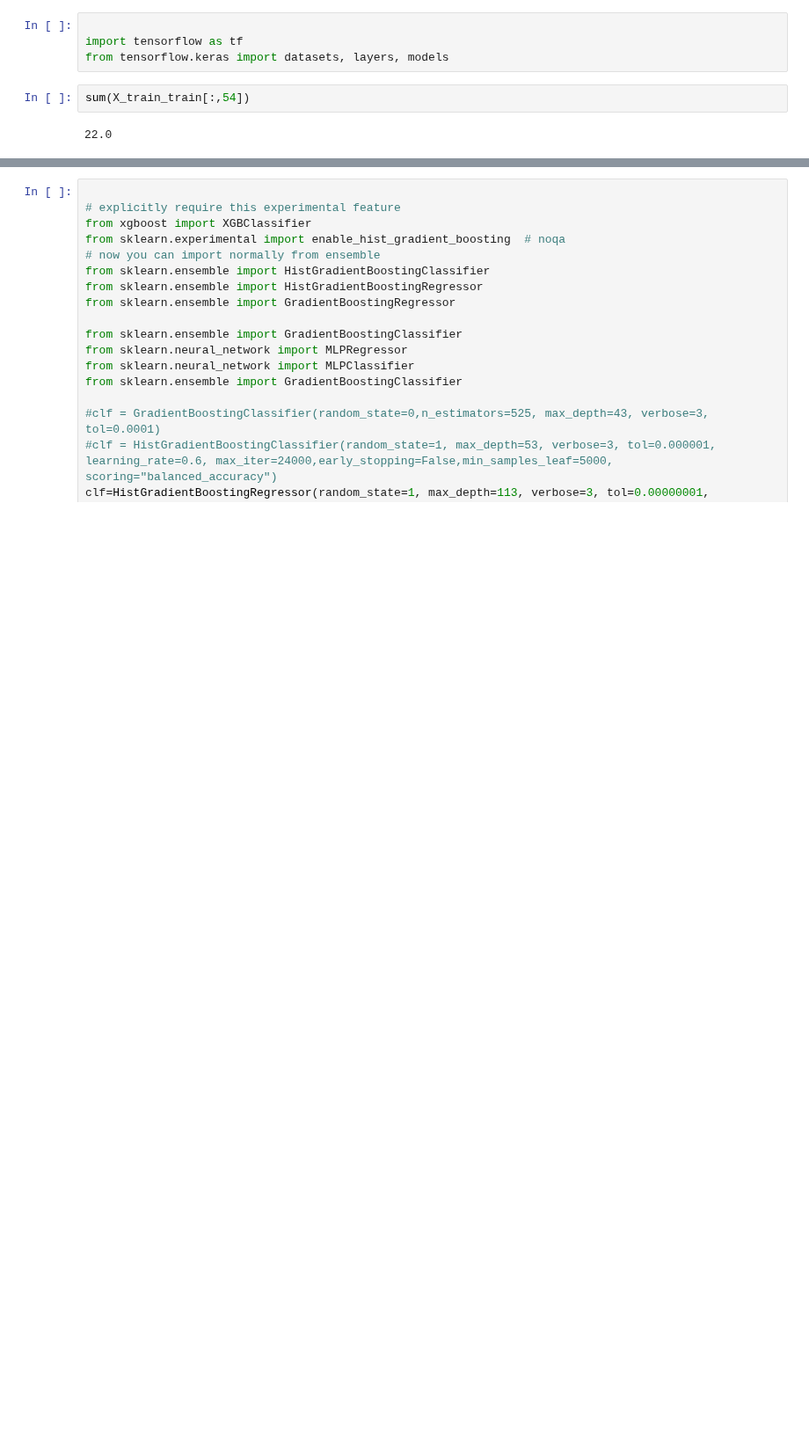
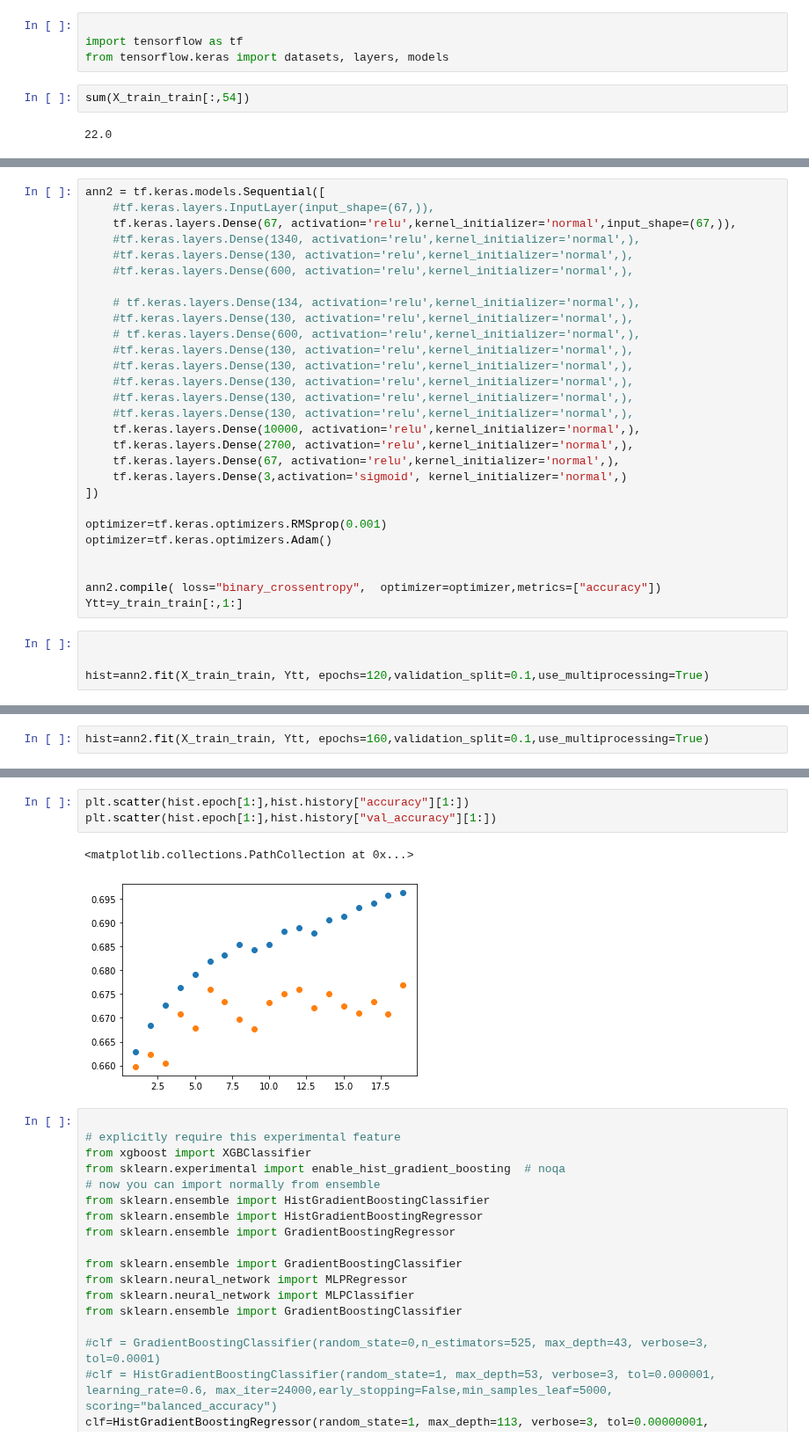
Before and after one commit to sipocz/_earthQuake, a Jupyter notebook: gpos_lin/_earthquake_distance_pos_keras.ipynb, the cells around one changed output, grey strips where cells are left out. Shown at 88% size. Cells and saved outputs as stored; diff of their text form; blank space fills up the shorter version.

Commit message:
20201227 Keras

```diff
--- a/gpos_lin/_earthquake_distance_pos_keras.ipynb
+++ b/gpos_lin/_earthquake_distance_pos_keras.ipynb
@@ -401,0 +384,32 @@ ValueError: in user code:
+# %%
+ann2 = tf.keras.models.Sequential([
+    #tf.keras.layers.InputLayer(input_shape=(67,)),
+    tf.keras.layers.Dense(67, activation='relu',kernel_initializer='normal',input_shape=(67,)),
+    #tf.keras.layers.Dense(1340, activation='relu',kernel_initializer='normal',),
+    #tf.keras.layers.Dense(130, activation='relu',kernel_initializer='normal',),
+    #tf.keras.layers.Dense(600, activation='relu',kernel_initializer='normal',),
+
+    # tf.keras.layers.Dense(134, activation='relu',kernel_initializer='normal',),
+    #tf.keras.layers.Dense(130, activation='relu',kernel_initializer='normal',),
+    # tf.keras.layers.Dense(600, activation='relu',kernel_initializer='normal',),
+    #tf.keras.layers.Dense(130, activation='relu',kernel_initializer='normal',),
+    #tf.keras.layers.Dense(130, activation='relu',kernel_initializer='normal',),
+    #tf.keras.layers.Dense(130, activation='relu',kernel_initializer='normal',),
+    #tf.keras.layers.Dense(130, activation='relu',kernel_initializer='normal',),
+    #tf.keras.layers.Dense(130, activation='relu',kernel_initializer='normal',),
+    tf.keras.layers.Dense(10000, activation='relu',kernel_initializer='normal',),
+    tf.keras.layers.Dense(2700, activation='relu',kernel_initializer='normal',),
+    tf.keras.layers.Dense(67, activation='relu',kernel_initializer='normal',),
+    tf.keras.layers.Dense(3,activation='sigmoid', kernel_initializer='normal',)
+])
+
+optimizer=tf.keras.optimizers.RMSprop(0.001)
+optimizer=tf.keras.optimizers.Adam()
+
+
+ann2.compile( loss="binary_crossentropy",  optimizer=optimizer,metrics=["accuracy"])
+Ytt=y_train_train[:,1:]
+# %%
+
+
+hist=ann2.fit(X_train_train, Ytt, epochs=120,validation_split=0.1,use_multiprocessing=True)
@@ -401,0 +423,2 @@ ValueError: in user code:
+# %%
+hist=ann2.fit(X_train_train, Ytt, epochs=160,validation_split=0.1,use_multiprocessing=True)
@@ -402,3 +444,9 @@ ValueError: in user code:
+# %%
+plt.scatter(hist.epoch[1:],hist.history["accuracy"][1:])
+plt.scatter(hist.epoch[1:],hist.history["val_accuracy"][1:])
+# %% [output]
+<matplotlib.collections.PathCollection at 0x...>
+[figure, added]
 # %%
 
 # explicitly require this experimental feature
```
Also changed, not shown: parts of 11 cells of this notebook.
